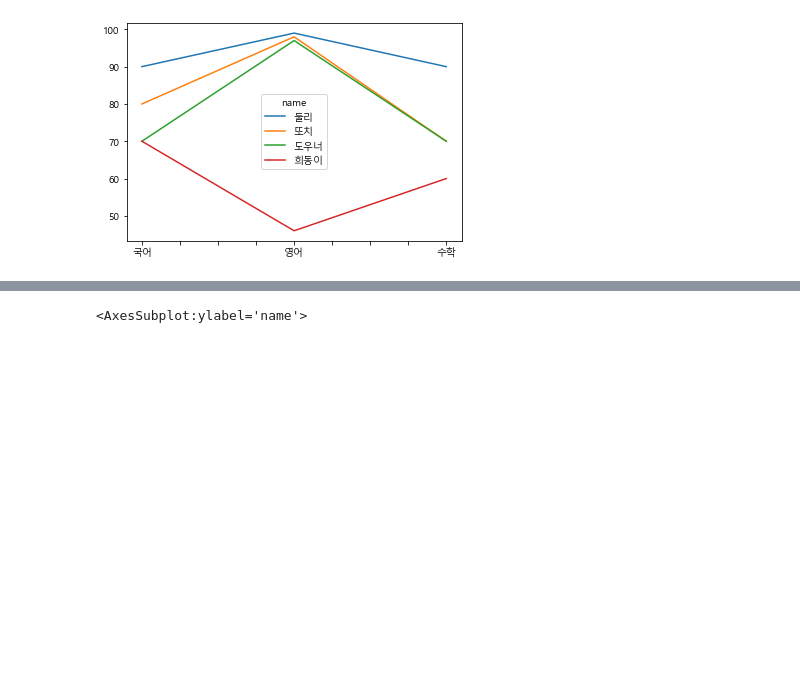
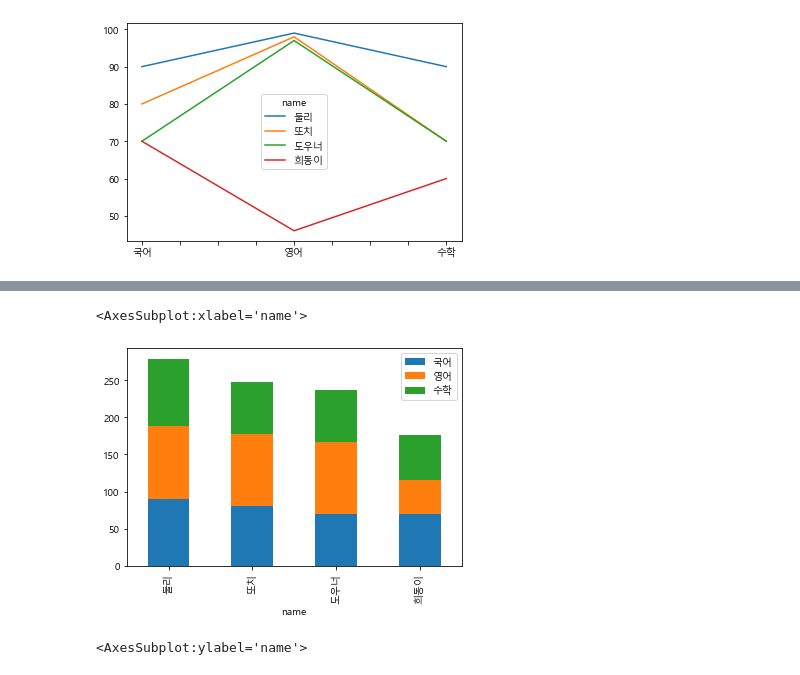
Before and after one commit to minyoungkimm/Python_Jupyter, a Jupyter notebook: 10월20일/exam6.ipynb, the cells around one changed output, grey strips where cells are left out. Saved outputs shown, nothing was run; the diff lists cells and outputs as text; code cells hidden in the pictures; blank space fills up the shorter version.

```diff
--- a/10월20일/exam6.ipynb
+++ b/10월20일/exam6.ipynb
@@ -447,3 +419,8 @@ df.plot(kind='bar')
+# %%
+df.plot(kind='bar', stacked=True)
+# %% [output]
+<AxesSubplot:xlabel='name'>
+[figure, added]
 # %%
 df.plot(kind='barh')
 # %% [output]
```
Also changed, not shown: parts of 8 cells of this notebook, 17 other files.
